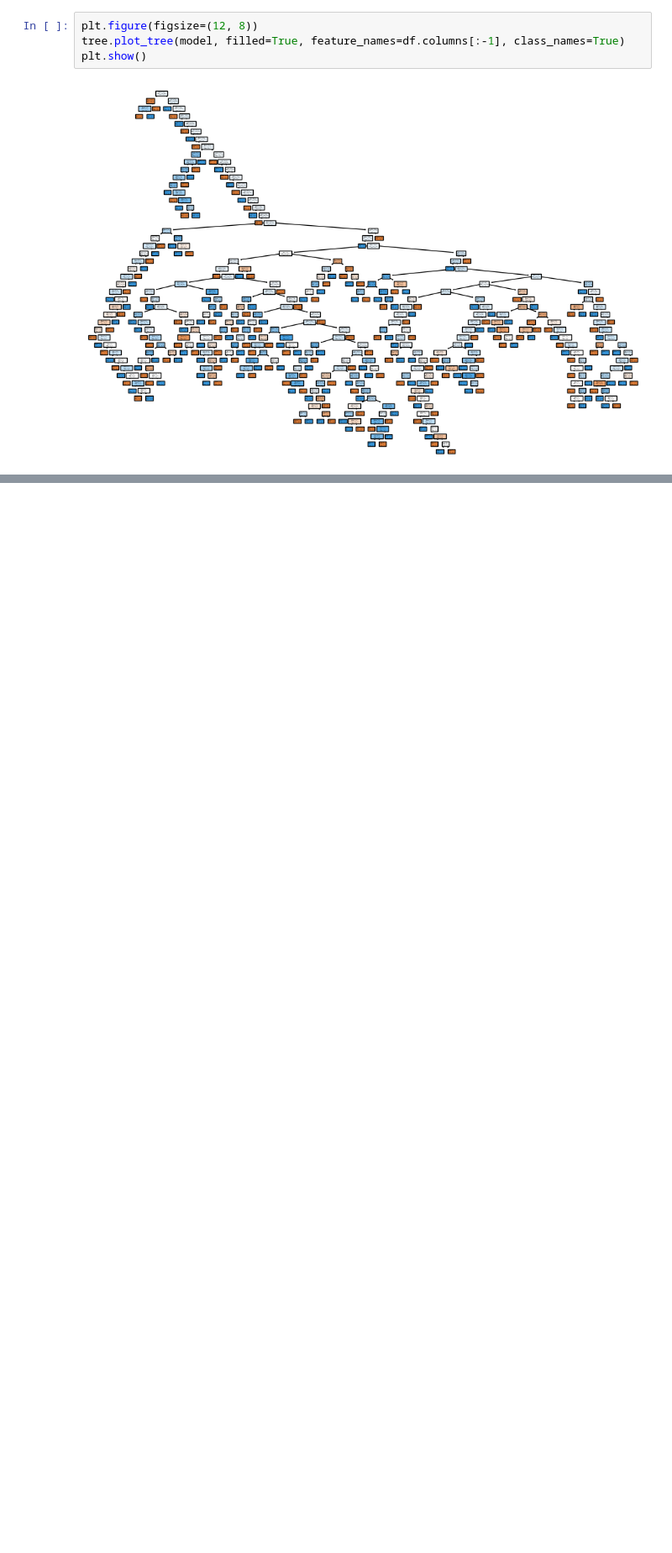
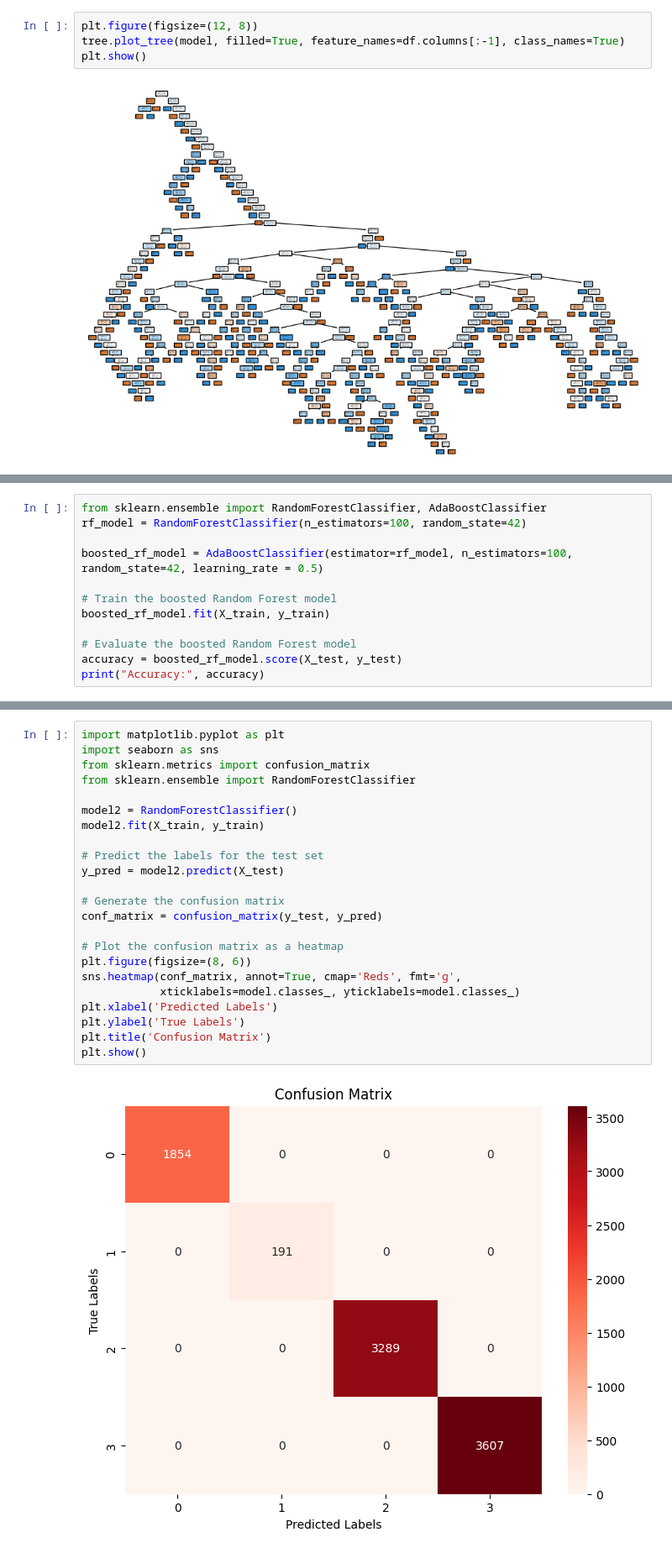
Before and after one commit to sansriti14/terahertz-absorber, a Jupyter notebook: absorber_ann_model.ipynb, the cells around one changed output, grey strips where cells are left out. Shown at 84% size. Cells and saved outputs as stored; diff of their text form; blank space fills up the shorter version.

```diff
--- a/absorber_ann_model.ipynb
+++ b/absorber_ann_model.ipynb
@@ -750,0 +928,12 @@ plt.show()
+# %%
+from sklearn.ensemble import RandomForestClassifier, AdaBoostClassifier
+rf_model = RandomForestClassifier(n_estimators=100, random_state=42)
+
+boosted_rf_model = AdaBoostClassifier(estimator=rf_model, n_estimators=100, random_state=42, learning_rate = 0.5)
+
+# Train the boosted Random Forest model
+boosted_rf_model.fit(X_train, y_train)
+
+# Evaluate the boosted Random Forest model
+accuracy = boosted_rf_model.score(X_test, y_test)
+print("Accuracy:", accuracy)
@@ -750,0 +963,25 @@ plt.show()
+# %%
+import matplotlib.pyplot as plt
+import seaborn as sns
+from sklearn.metrics import confusion_matrix
+from sklearn.ensemble import RandomForestClassifier
+
+model2 = RandomForestClassifier()
+model2.fit(X_train, y_train)
+
+# Predict the labels for the test set
+y_pred = model2.predict(X_test)
+
+# Generate the confusion matrix
+conf_matrix = confusion_matrix(y_test, y_pred)
+
+# Plot the confusion matrix as a heatmap
+plt.figure(figsize=(8, 6))
+sns.heatmap(conf_matrix, annot=True, cmap='Reds', fmt='g',
+            xticklabels=model.classes_, yticklabels=model.classes_)
+plt.xlabel('Predicted Labels')
+plt.ylabel('True Labels')
+plt.title('Confusion Matrix')
+plt.show()
+# %% [output]
+[figure, added]
```
Also changed, not shown: parts of 44 cells of this notebook.
